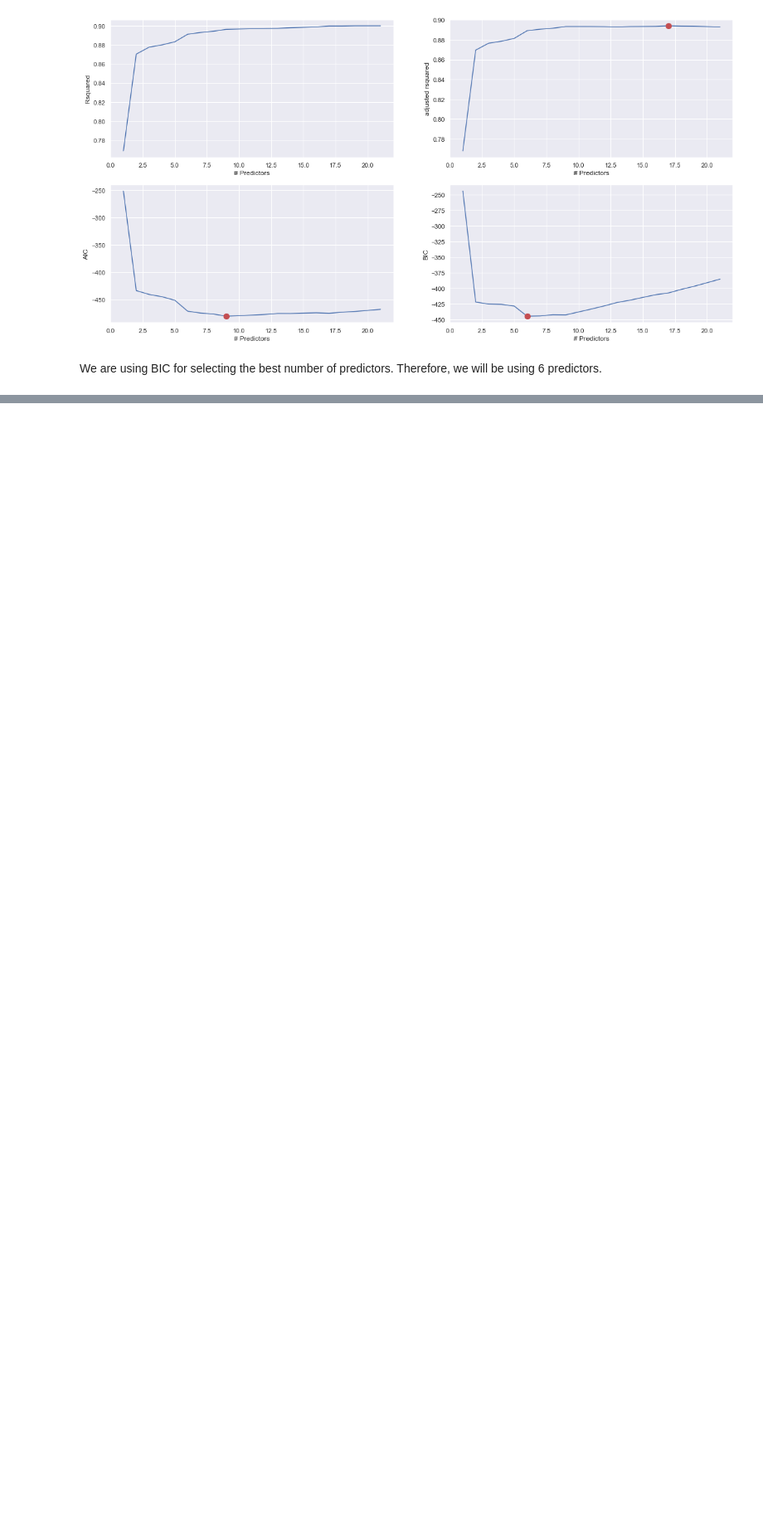
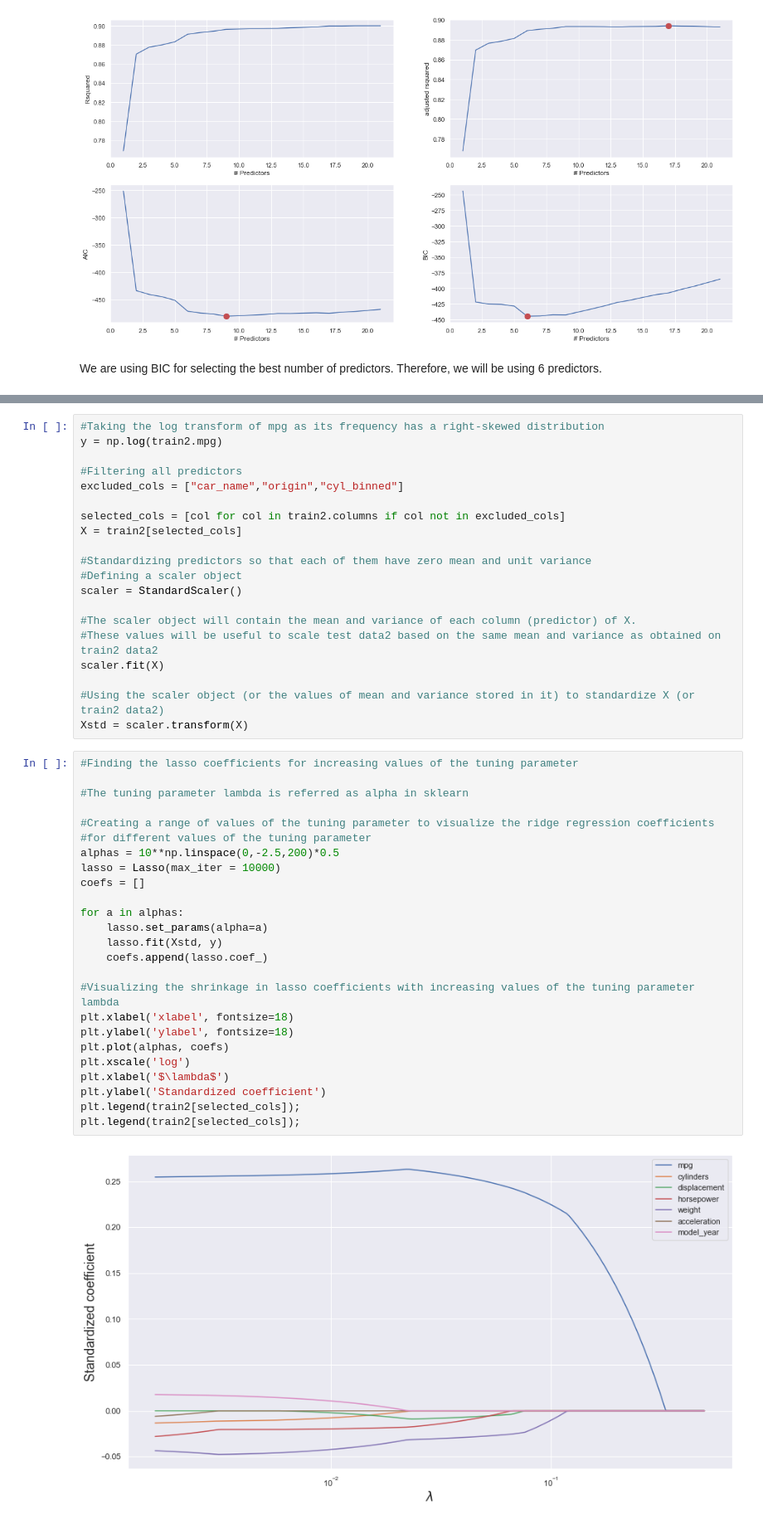
Before and after one commit to avaserin/Stat_303-2_Project, a Jupyter notebook: Project_Code.ipynb, the cells around one changed output, grey strips where cells are left out. Shown at 83% size. Drawn from its saved outputs; the diff is of its cells as text; blank space fills up the shorter version.

Commit message:
Added ridge and lasso regressions

```diff
--- a/Project_Code.ipynb
+++ b/Project_Code.ipynb
@@ -692,0 +706,47 @@ RMSE using all predictors and 2-factor interaction terms 2.488153062412976
+# %%
+#Taking the log transform of mpg as its frequency has a right-skewed distribution
+y = np.log(train2.mpg)
+
+#Filtering all predictors
+excluded_cols = ["car_name","origin","cyl_binned"]
+
+selected_cols = [col for col in train2.columns if col not in excluded_cols]
+X = train2[selected_cols]
+
+#Standardizing predictors so that each of them have zero mean and unit variance
+#Defining a scaler object
+scaler = StandardScaler()
+
+#The scaler object will contain the mean and variance of each column (predictor) of X.
+#These values will be useful to scale test data2 based on the same mean and variance as obtained on train2 data2
+scaler.fit(X)
+
+#Using the scaler object (or the values of mean and variance stored in it) to standardize X (or train2 data2)
+Xstd = scaler.transform(X)
+# %%
+#Finding the lasso coefficients for increasing values of the tuning parameter
+
+#The tuning parameter lambda is referred as alpha in sklearn
+
+#Creating a range of values of the tuning parameter to visualize the ridge regression coefficients
+#for different values of the tuning parameter
+alphas = 10**np.linspace(0,-2.5,200)*0.5
+lasso = Lasso(max_iter = 10000)
+coefs = []
+
+for a in alphas:
+    lasso.set_params(alpha=a)
+    lasso.fit(Xstd, y)
+    coefs.append(lasso.coef_)
+
+#Visualizing the shrinkage in lasso coefficients with increasing values of the tuning parameter lambda
+plt.xlabel('xlabel', fontsize=18)
+plt.ylabel('ylabel', fontsize=18)
+plt.plot(alphas, coefs)
+plt.xscale('log')
+plt.xlabel('$\lambda$')
+plt.ylabel('Standardized coefficient')
+plt.legend(train2[selected_cols]);
+plt.legend(train2[selected_cols]);
+# %% [output]
+[figure, added]
```
Also changed, not shown: parts of 34 cells of this notebook.
